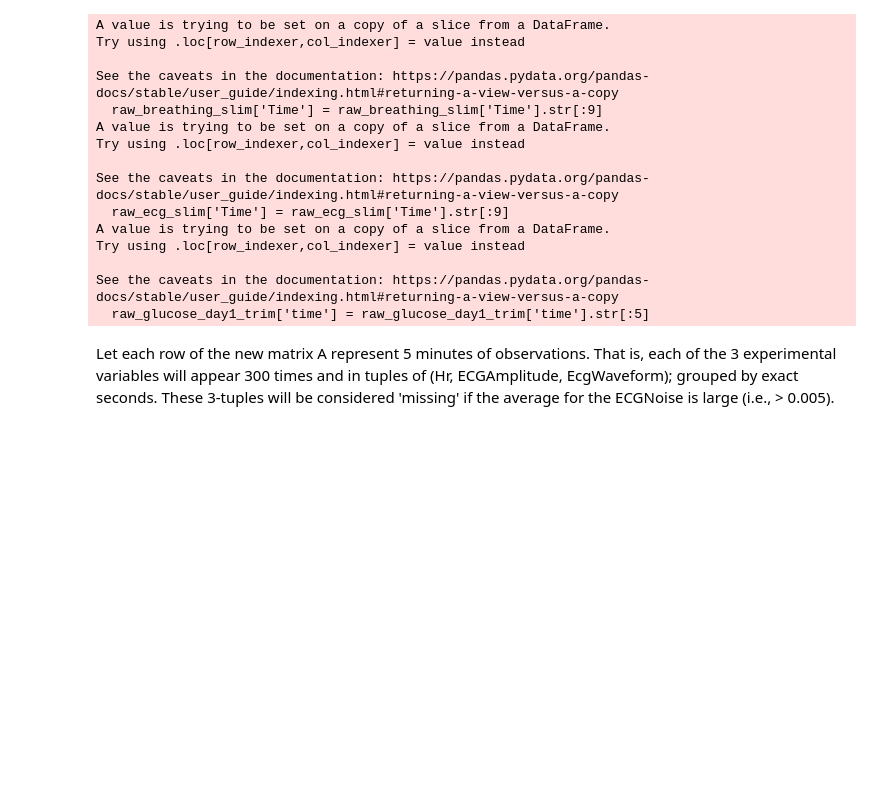
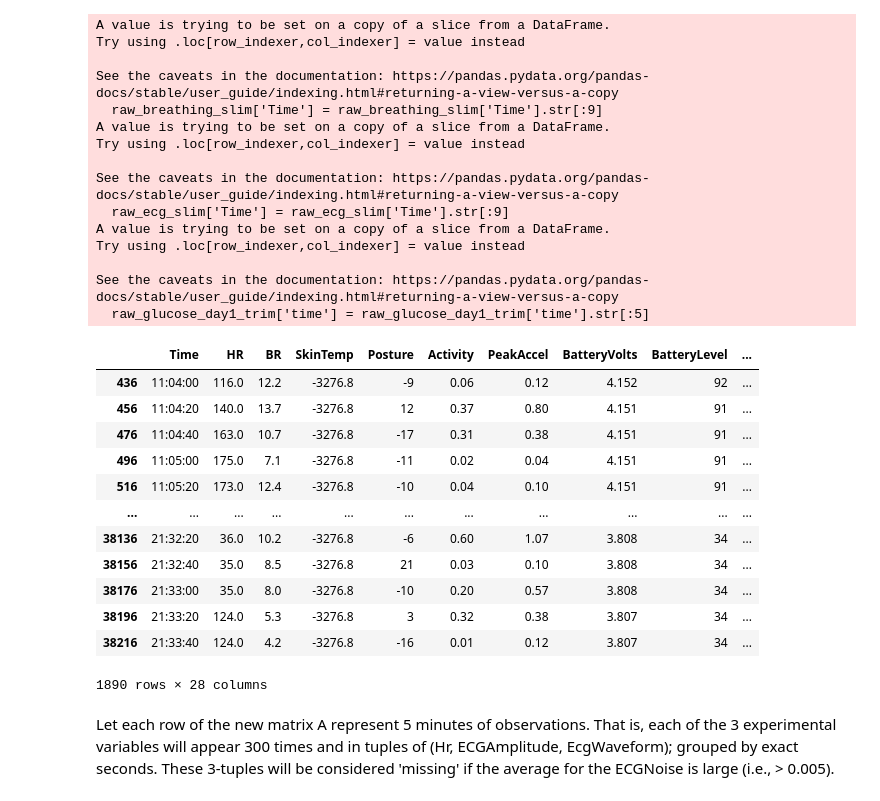
Before and after one commit to mstrand1/l-tuple-mSGD, a Jupyter notebook: CGM Prediction.ipynb, the cells around one changed output. Drawn from its saved outputs; the diff is of its cells as text; code cells hidden in the pictures; blank space fills up the shorter version.

```diff
--- a/CGM Prediction.ipynb
+++ b/CGM Prediction.ipynb
@@ -73,4 +73,20 @@ raw_summary['HR'] = raw_summary['HR'].mask(raw_summary['HR'] == 0).ffill()
 
 eta = 3 # how many times per minute do we take a reading
 raw_summary = raw_summary.iloc[::60//eta, :]
+# %%
+raw_summary
+# %% [output]
+|  | Time | HR | BR | SkinTemp | Posture | Activity | PeakAccel | BatteryVolts | BatteryLevel | ... |
+| 436 | 11:04:00 | 116.0 | 12.2 | -3276.8 | -9 | 0.06 | 0.12 | 4.152 | 92 | ... |
+| 456 | 11:04:20 | 140.0 | 13.7 | -3276.8 | 12 | 0.37 | 0.80 | 4.151 | 91 | ... |
+| 476 | 11:04:40 | 163.0 | 10.7 | -3276.8 | -17 | 0.31 | 0.38 | 4.151 | 91 | ... |
+| 496 | 11:05:00 | 175.0 | 7.1 | -3276.8 | -11 | 0.02 | 0.04 | 4.151 | 91 | ... |
+| 516 | 11:05:20 | 173.0 | 12.4 | -3276.8 | -10 | 0.04 | 0.10 | 4.151 | 91 | ... |
+| ... | ... | ... | ... | ... | ... | ... | ... | ... | ... | ... |
+| 38136 | 21:32:20 | 36.0 | 10.2 | -3276.8 | -6 | 0.60 | 1.07 | 3.808 | 34 | ... |
+| 38156 | 21:32:40 | 35.0 | 8.5 | -3276.8 | 21 | 0.03 | 0.10 | 3.808 | 34 | ... |
+| 38176 | 21:33:00 | 35.0 | 8.0 | -3276.8 | -10 | 0.20 | 0.57 | 3.808 | 34 | ... |
+| 38196 | 21:33:20 | 124.0 | 5.3 | -3276.8 | 3 | 0.32 | 0.38 | 3.807 | 34 | ... |
+| 38216 | 21:33:40 | 124.0 | 4.2 | -3276.8 | -16 | 0.01 | 0.12 | 3.807 | 34 | ... |
+1890 rows × 28 columns
 # %%
```
Also changed, not shown: parts of 7 cells of this notebook.
